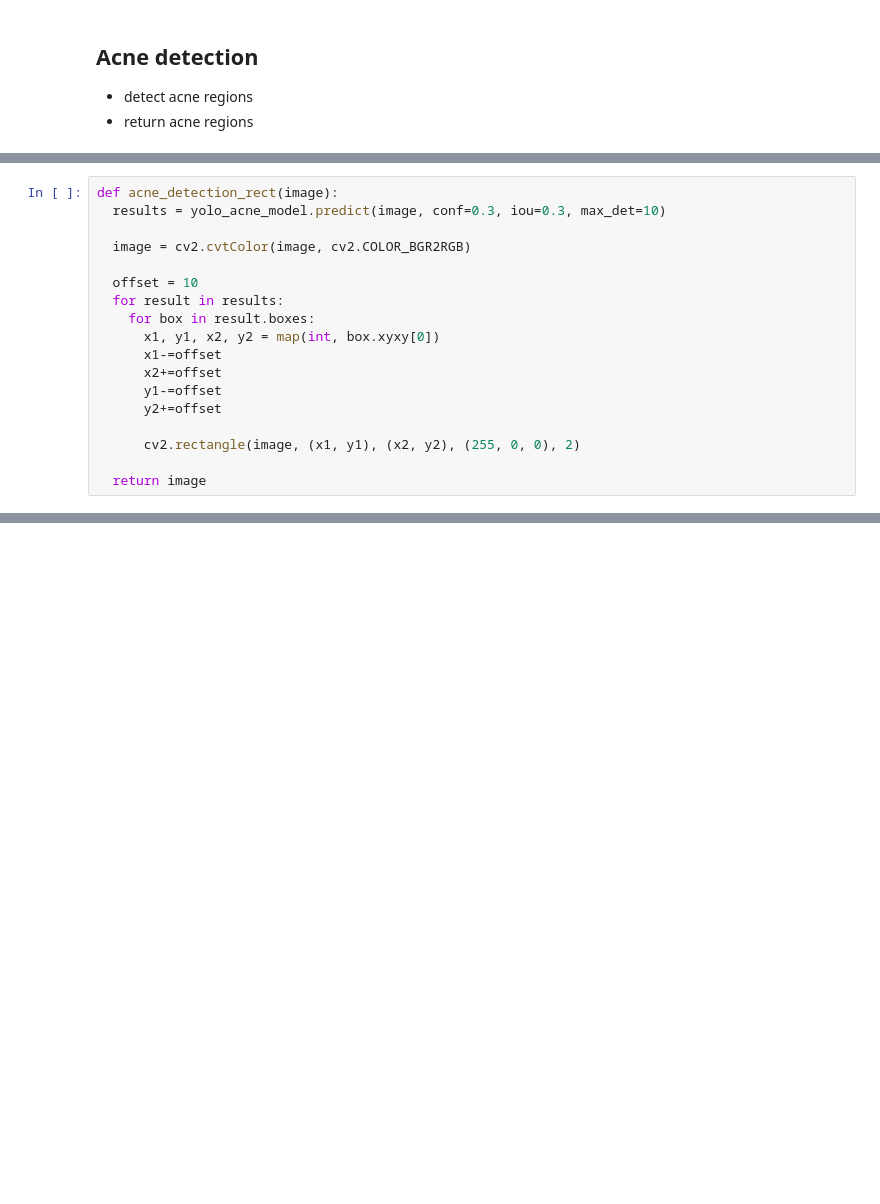
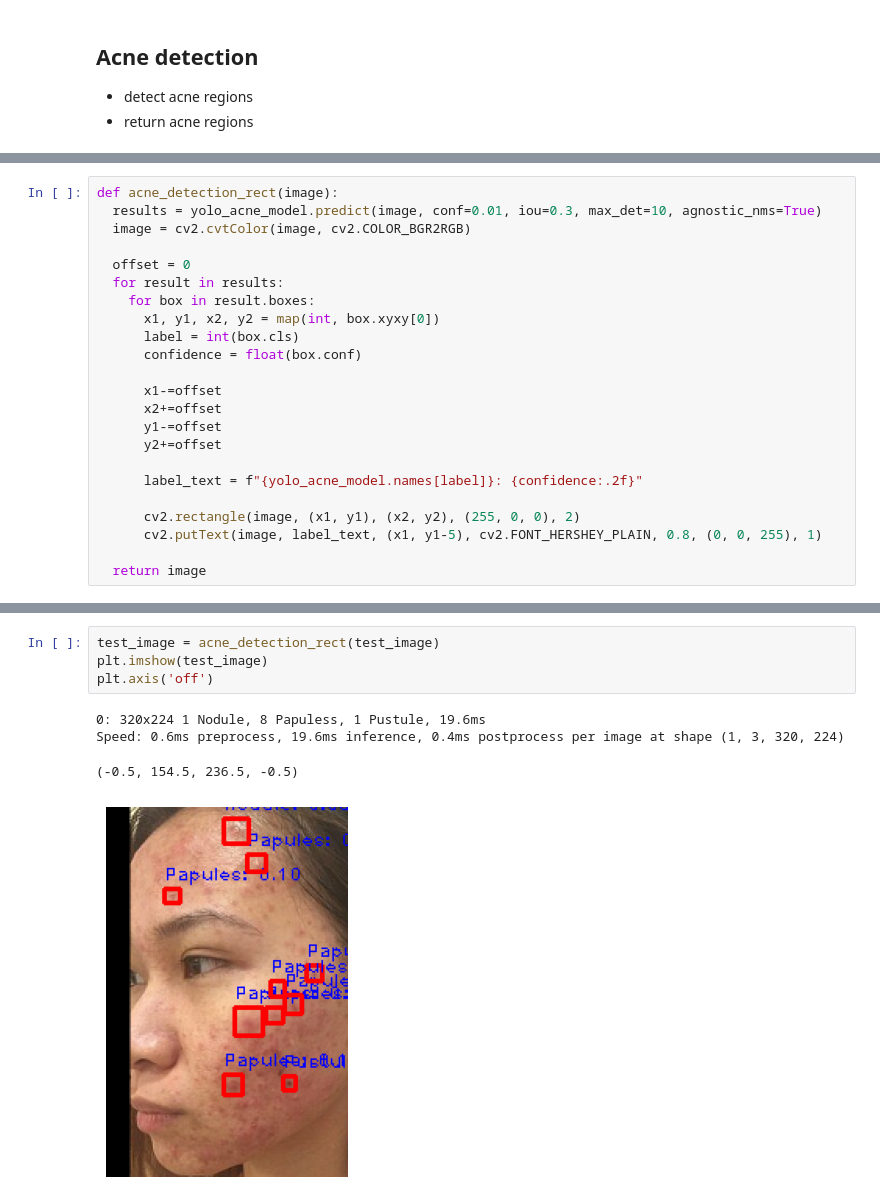
Before and after one commit to Dewiin/DTM_CTP2024, a Jupyter notebook: blemish_bot.ipynb, the cells around one changed output, grey strips where cells are left out. Cells and saved outputs as stored; diff of their text form; blank space fills up the shorter version.

```diff
--- a/blemish_bot.ipynb
+++ b/blemish_bot.ipynb
@@ -162,20 +155,25 @@ def acne_detection(image):
   return outputs
 # %%
 def acne_detection_rect(image):
-  results = yolo_acne_model.predict(image, conf=0.3, iou=0.3, max_det=10)
-
+  results = yolo_acne_model.predict(image, conf=0.01, iou=0.3, max_det=10, agnostic_nms=True)
   image = cv2.cvtColor(image, cv2.COLOR_BGR2RGB)
 
-  offset = 10
+  offset = 0
   for result in results:
     for box in result.boxes:
       x1, y1, x2, y2 = map(int, box.xyxy[0])
+      label = int(box.cls)
+      confidence = float(box.conf)
+
       x1-=offset
       x2+=offset
       y1-=offset
       y2+=offset
 
+      label_text = f"{yolo_acne_model.names[label]}: {confidence:.2f}"
+
       cv2.rectangle(image, (x1, y1), (x2, y2), (255, 0, 0), 2)
+      cv2.putText(image, label_text, (x1, y1-5), cv2.FONT_HERSHEY_PLAIN, 0.8, (0, 0, 255), 1)
 
   return image
 # %%
@@ -222,0 +276,9 @@ plt.axis('off')
+# %%
+test_image = acne_detection_rect(test_image)
+plt.imshow(test_image)
+plt.axis('off')
+# %% [output]
+0: 320x224 1 Nodule, 8 Papuless, 1 Pustule, 19.6ms
+Speed: 0.6ms preprocess, 19.6ms inference, 0.4ms postprocess per image at shape (1, 3, 320, 224)
+(-0.5, 154.5, 236.5, -0.5)
+[figure, added]
```
Also changed, not shown: parts of 17 cells of this notebook, 12 other files.
